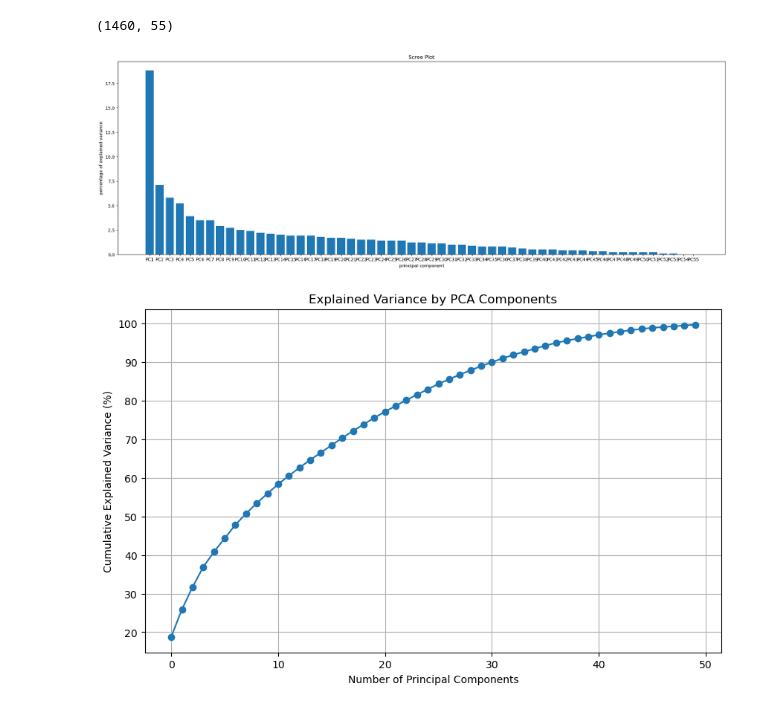
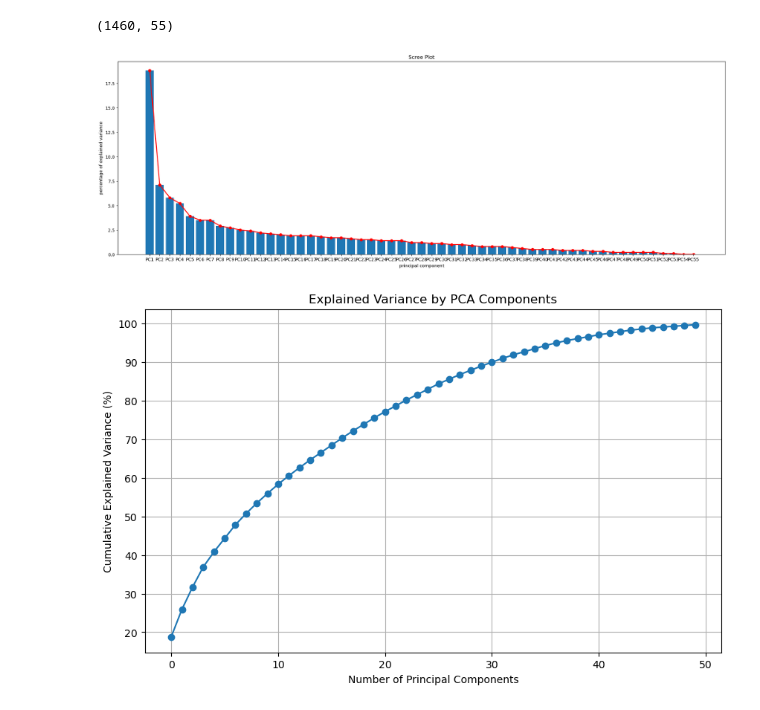
Before and after one commit to leilajaafar/house-price-prediction, a Jupyter notebook: notebooks/dimensionality reduction/pca.ipynb, the cells around one changed output. Drawn from its saved outputs; the diff is of its cells as text; code cells hidden in the pictures.

```diff
--- a/notebooks/dimensionality reduction/pca.ipynb
+++ b/notebooks/dimensionality reduction/pca.ipynb
@@ -48,12 +48,14 @@ labels = ['PC' + str(x) for x in range (1, len(per_var)+1)]
 # %%
 plt.figure(figsize=(25, 8))
 plt.bar(x=range(1, len(per_var)+1), height=per_var, tick_label=labels)
+plt.plot(range(1, len(per_var)+1), per_var, color='red', marker='o', linestyle='-', linewidth=2, label='Explained Variance Curve')
+
 plt.ylabel('percentage of explained variance')
 plt.xlabel('principal component')
 plt.title('Scree Plot')
 plt.show()
 # %% [output]
-[figure, old version]
+[figure, new version]
 # %%
 cumulative = np.cumsum(per_var)
 plt.figure(figsize=(10, 6))
```
Also changed, not shown: parts of 6 cells of this notebook, 9 other files.
